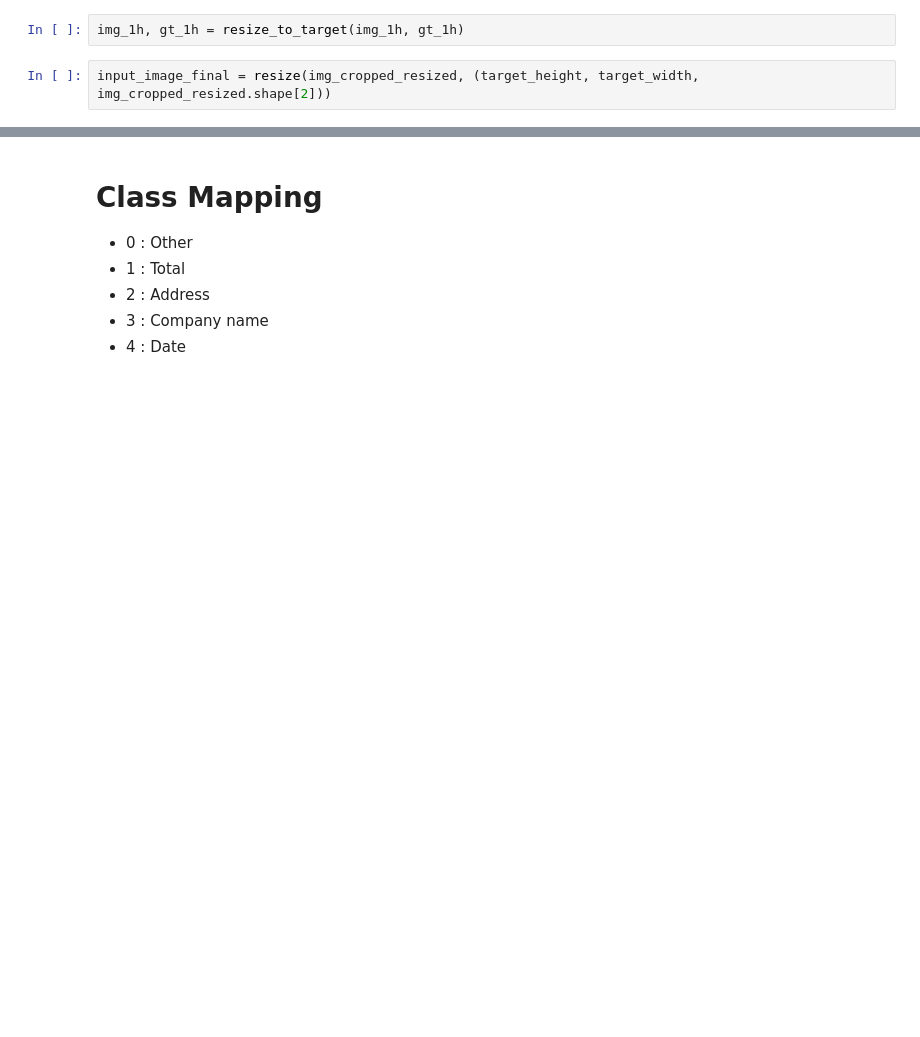
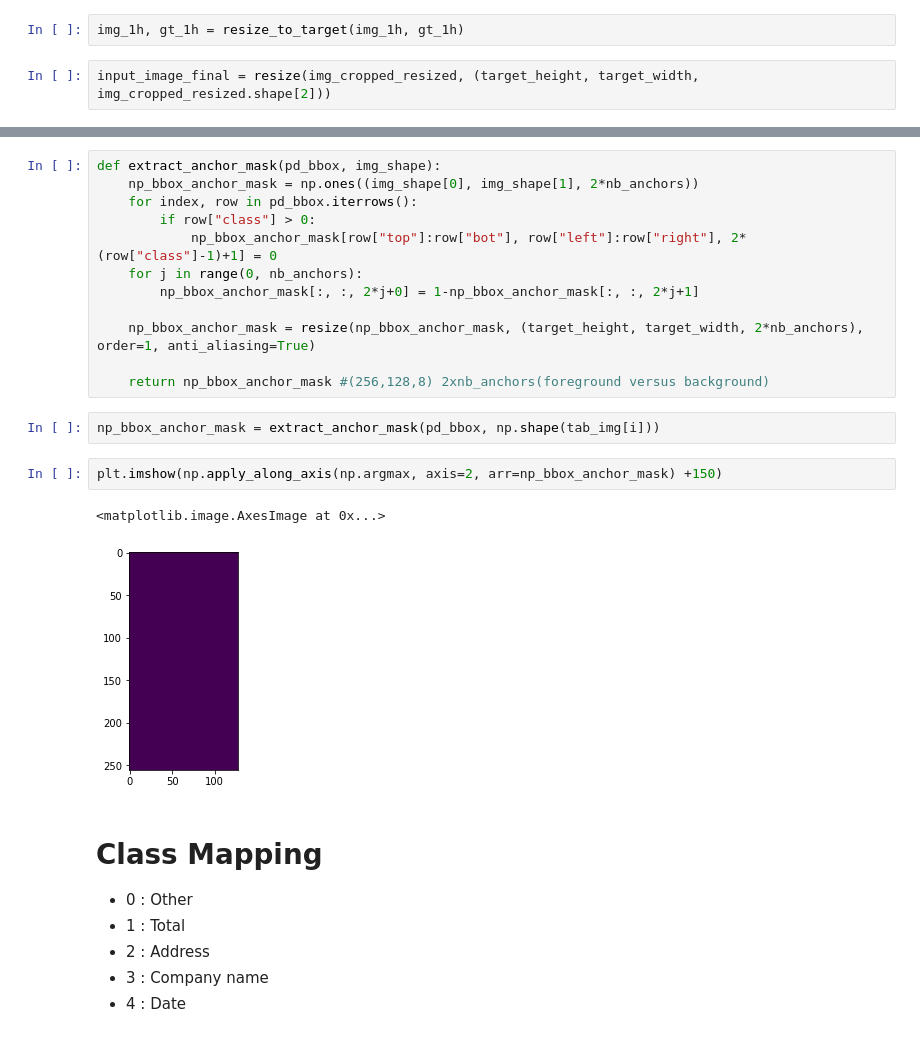
Before and after one commit to Hrishkesh/Invoice-, a Jupyter notebook: Data_visualization.ipynb, the cells around one changed output, grey strips where cells are left out. Cells and saved outputs as stored; diff of their text form; blank space fills up the shorter version.

```diff
--- a/Data_visualization.ipynb
+++ b/Data_visualization.ipynb
@@ -766,3 +795,22 @@ ax[5].imshow(np.apply_along_axis(np.argmax, axis=2, arr=gt_1h), cmap='jet', alph
+# %%
+def extract_anchor_mask(pd_bbox, img_shape):
+    np_bbox_anchor_mask = np.ones((img_shape[0], img_shape[1], 2*nb_anchors))
+    for index, row in pd_bbox.iterrows():
+        if row["class"] > 0:
+            np_bbox_anchor_mask[row["top"]:row["bot"], row["left"]:row["right"], 2*(row["class"]-1)+1] = 0
+    for j in range(0, nb_anchors):
+        np_bbox_anchor_mask[:, :, 2*j+0] = 1-np_bbox_anchor_mask[:, :, 2*j+1]
+
+    np_bbox_anchor_mask = resize(np_bbox_anchor_mask, (target_height, target_width, 2*nb_anchors), order=1, anti_aliasing=True)
+
+    return np_bbox_anchor_mask #(256,128,8) 2xnb_anchors(foreground versus background)
+# %%
+np_bbox_anchor_mask = extract_anchor_mask(pd_bbox, np.shape(tab_img[i]))
+# %%
+plt.imshow(np.apply_along_axis(np.argmax, axis=2, arr=np_bbox_anchor_mask) +150)
+# %% [output]
+<matplotlib.image.AxesImage at 0x...>
+[figure, added]
 # %% [markdown]
 # Class Mapping
 
```
Also changed, not shown: parts of 3 cells of this notebook.
